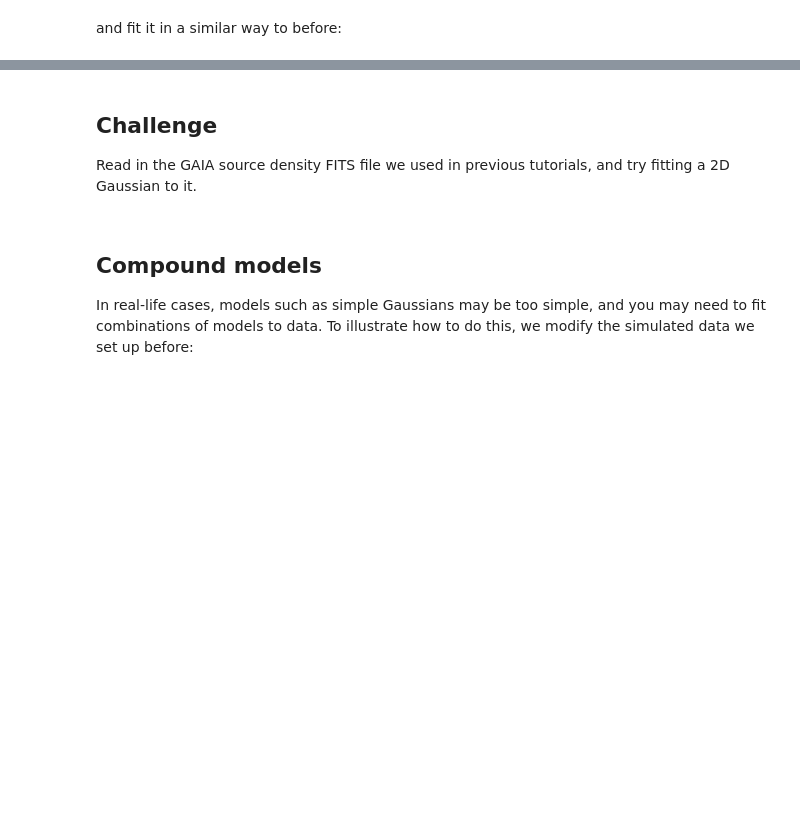
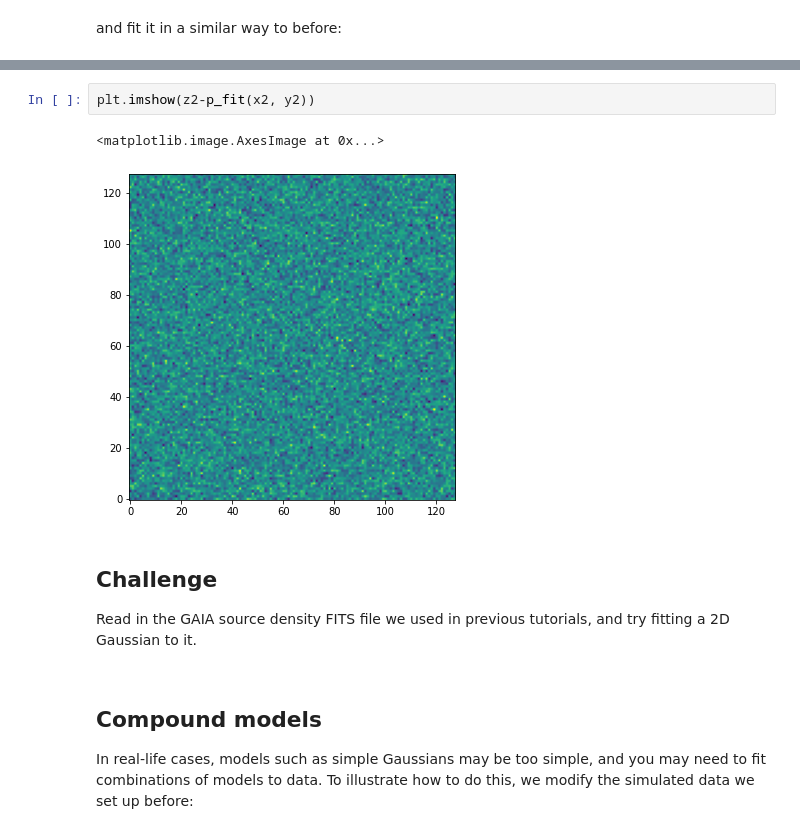
Before and after one commit to bsipocz/ASTR497, a Jupyter notebook: astropy_notebooks/13-modeling.ipynb, the cells around one changed output, grey strips where cells are left out. Cells and saved outputs as stored; diff of their text form; blank space fills up the shorter version.

```diff
--- a/astropy_notebooks/13-modeling.ipynb
+++ b/astropy_notebooks/13-modeling.ipynb
@@ -160,3 +209,8 @@ and fit it in a similar way to before:
+# %%
+plt.imshow(z2-p_fit(x2, y2))
+# %% [output]
+<matplotlib.image.AxesImage at 0x...>
+[figure, added]
 # %% [markdown]
 
 <section class="challenge panel panel-success">
```
Also changed, not shown: parts of 24 cells of this notebook.
